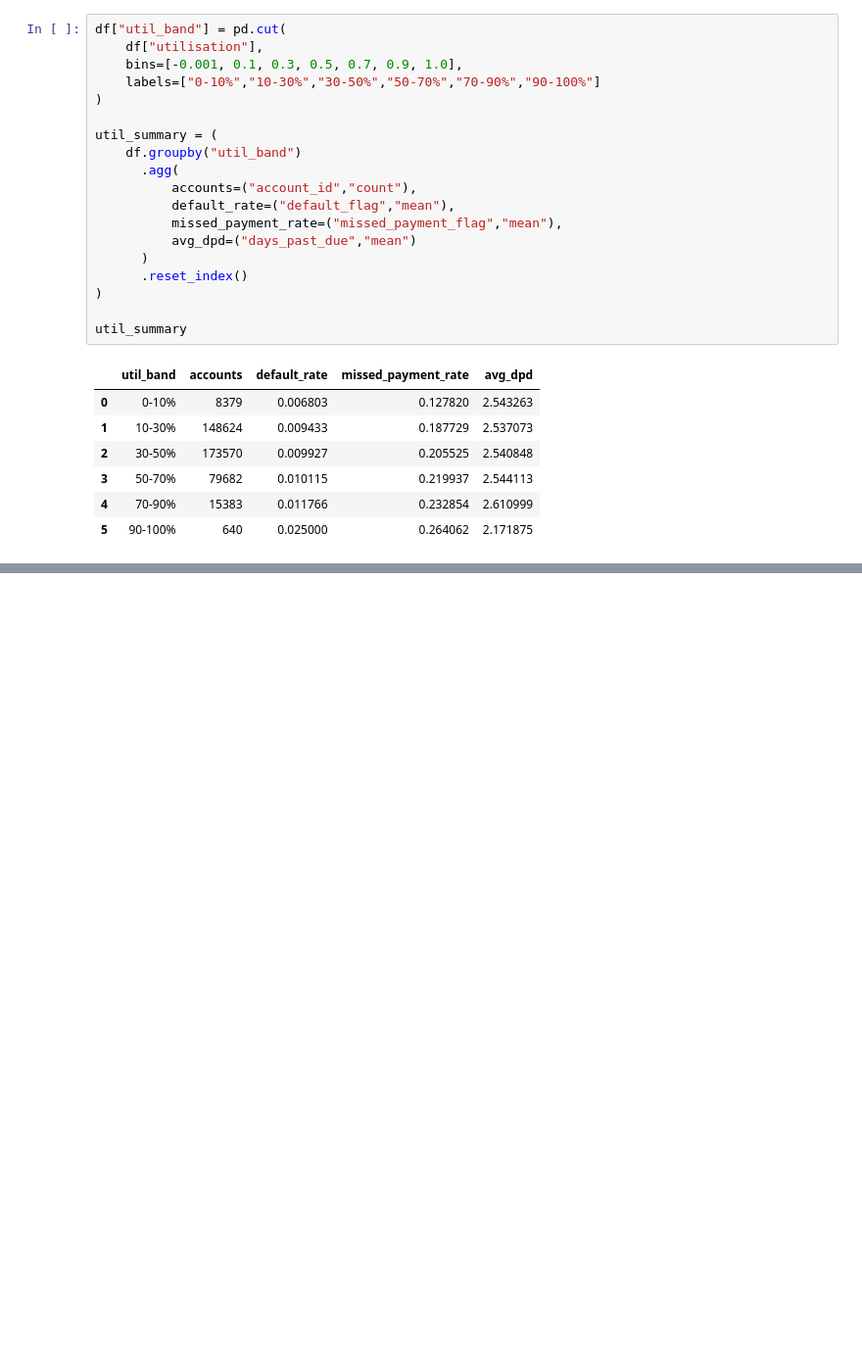
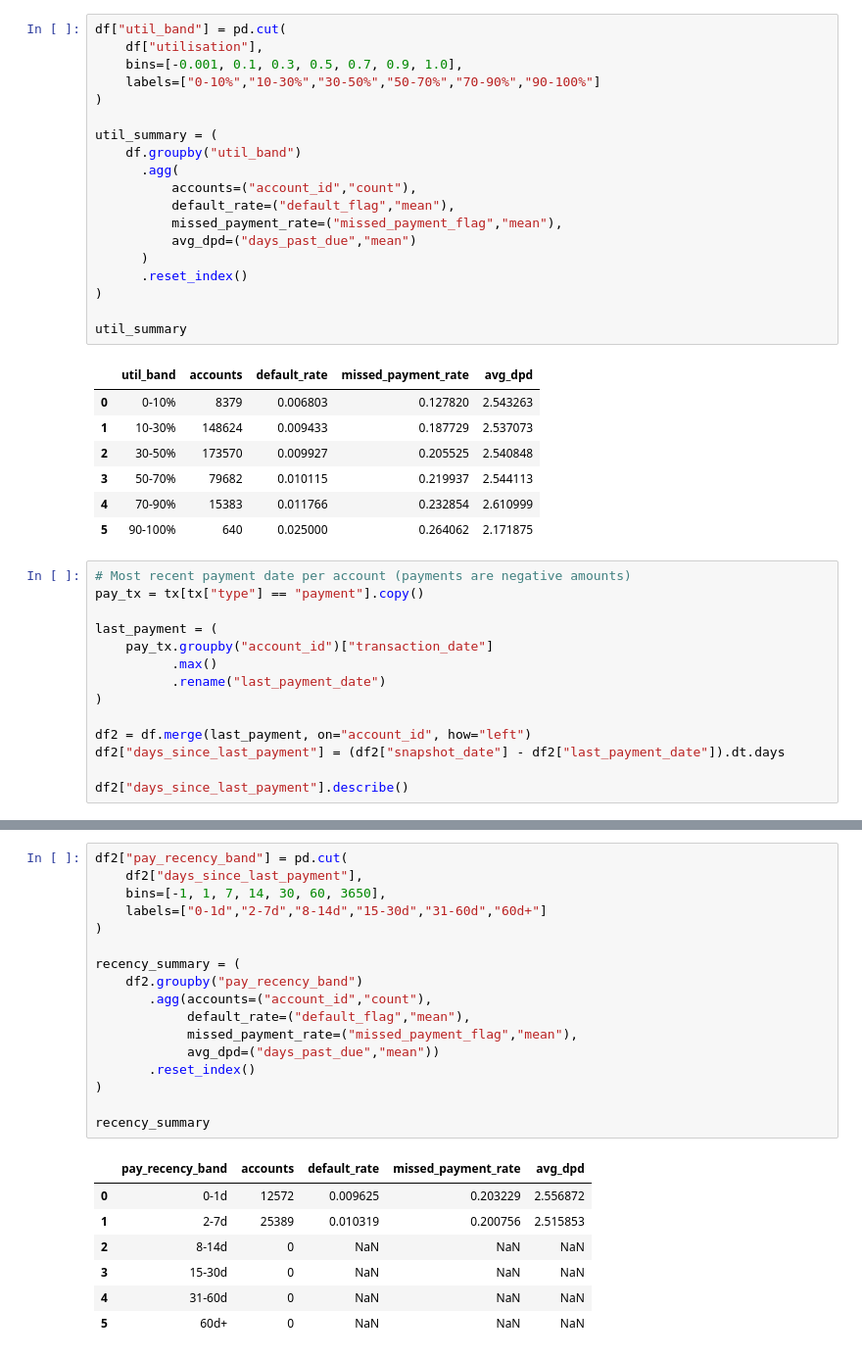
Before and after one commit to Bonaboss01/AI-powered-credit-risk-intelligent-system, a Jupyter notebook: notebooks/01_data_exploration.ipynb, the cells around one changed output, grey strips where cells are left out. Shown at 98% size. Cells and saved outputs as stored; diff of their text form; blank space fills up the shorter version.

```diff
--- a/notebooks/01_data_exploration.ipynb
+++ b/notebooks/01_data_exploration.ipynb
@@ -140,3 +166,17 @@ util_summary
 | 3 | 50-70% | 79682 | 0.010115 | 0.219937 | 2.544113 |
 | 4 | 70-90% | 15383 | 0.011766 | 0.232854 | 2.610999 |
 | 5 | 90-100% | 640 | 0.025000 | 0.264062 | 2.171875 |
+# %%
+# Most recent payment date per account (payments are negative amounts)
+pay_tx = tx[tx["type"] == "payment"].copy()
+
+last_payment = (
+    pay_tx.groupby("account_id")["transaction_date"]
+          .max()
+          .rename("last_payment_date")
+)
+
+df2 = df.merge(last_payment, on="account_id", how="left")
+df2["days_since_last_payment"] = (df2["snapshot_date"] - df2["last_payment_date"]).dt.days
+
+df2["days_since_last_payment"].describe()
@@ -142,0 +193,25 @@ util_summary
+# %%
+df2["pay_recency_band"] = pd.cut(
+    df2["days_since_last_payment"],
+    bins=[-1, 1, 7, 14, 30, 60, 3650],
+    labels=["0-1d","2-7d","8-14d","15-30d","31-60d","60d+"]
+)
+
+recency_summary = (
+    df2.groupby("pay_recency_band")
+       .agg(accounts=("account_id","count"),
+            default_rate=("default_flag","mean"),
+            missed_payment_rate=("missed_payment_flag","mean"),
+            avg_dpd=("days_past_due","mean"))
+       .reset_index()
+)
+
+recency_summary
+# %% [output]
+|  | pay_recency_band | accounts | default_rate | missed_payment_rate | avg_dpd |
+| 0 | 0-1d | 12572 | 0.009625 | 0.203229 | 2.556872 |
+| 1 | 2-7d | 25389 | 0.010319 | 0.200756 | 2.515853 |
+| 2 | 8-14d | 0 | NaN | NaN | NaN |
+| 3 | 15-30d | 0 | NaN | NaN | NaN |
+| 4 | 31-60d | 0 | NaN | NaN | NaN |
+| 5 | 60d+ | 0 | NaN | NaN | NaN |
```
Also changed, not shown: parts of 6 cells of this notebook.
